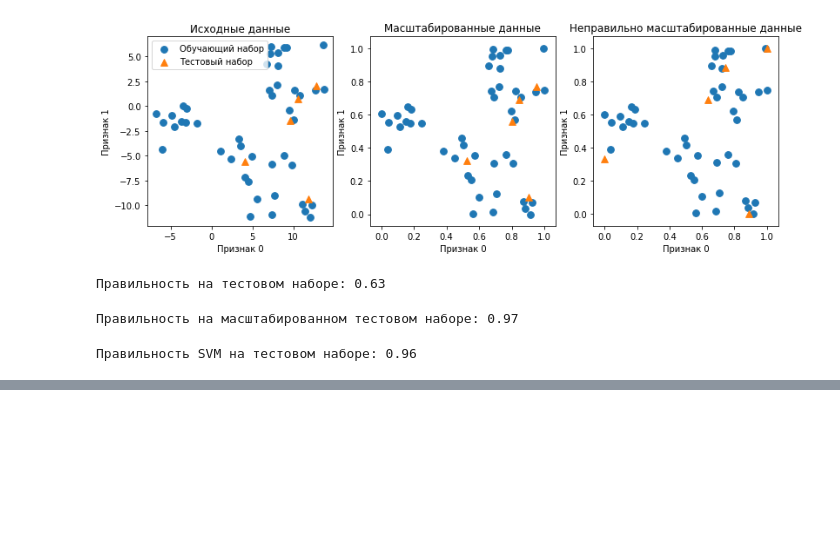
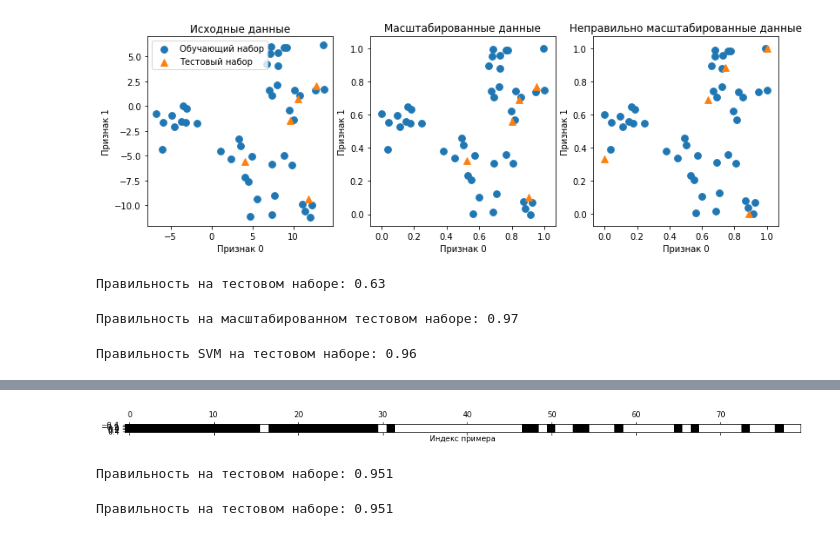
Before and after one commit to laasan/ML_in_Python, a Jupyter notebook: predobrabotka.ipynb, the cells around one changed output, grey strips where cells are left out. Drawn from its saved outputs; the diff is of its cells as text; code cells hidden in the pictures; blank space fills up the shorter version.

```diff
--- a/predobrabotka.ipynb
+++ b/predobrabotka.ipynb
@@ -153,0 +298,26 @@ print("Правильность SVM на тестовом наборе: {:.2f}".
+# %%
+#Итеративный отбор признаков
+from sklearn.feature_selection import RFE
+select = RFE(RandomForestClassifier(n_estimators=100, random_state=42),
+             n_features_to_select=40)
+
+select.fit(X_train, y_train)
+# визуализируем отобранные признаки:
+mask = select.get_support()
+plt.matshow(mask.reshape(1, -1), cmap='gray_r')
+plt.xlabel("Индекс примера")
+plt.show()
+# %% [output]
+[figure, added]
+# %%
+X_train_rfe= select.transform(X_train)
+X_test_rfe= select.transform(X_test)
+score = LogisticRegression().fit(X_train_rfe, y_train).score(X_test_rfe, y_test)
+print("Правильность на тестовом наборе: {:.3f}".format(score))
+# %% [output]
+Правильность на тестовом наборе: 0.951
+# %%
+#линейная модель дает ту же правильность, что и случайный лес при выборе правильных признаков:
+print("Правильность на тестовом наборе: {:.3f}".format(select.score(X_test, y_test)))
+# %% [output]
+Правильность на тестовом наборе: 0.951
```
Also changed, not shown: parts of 10 cells of this notebook.
